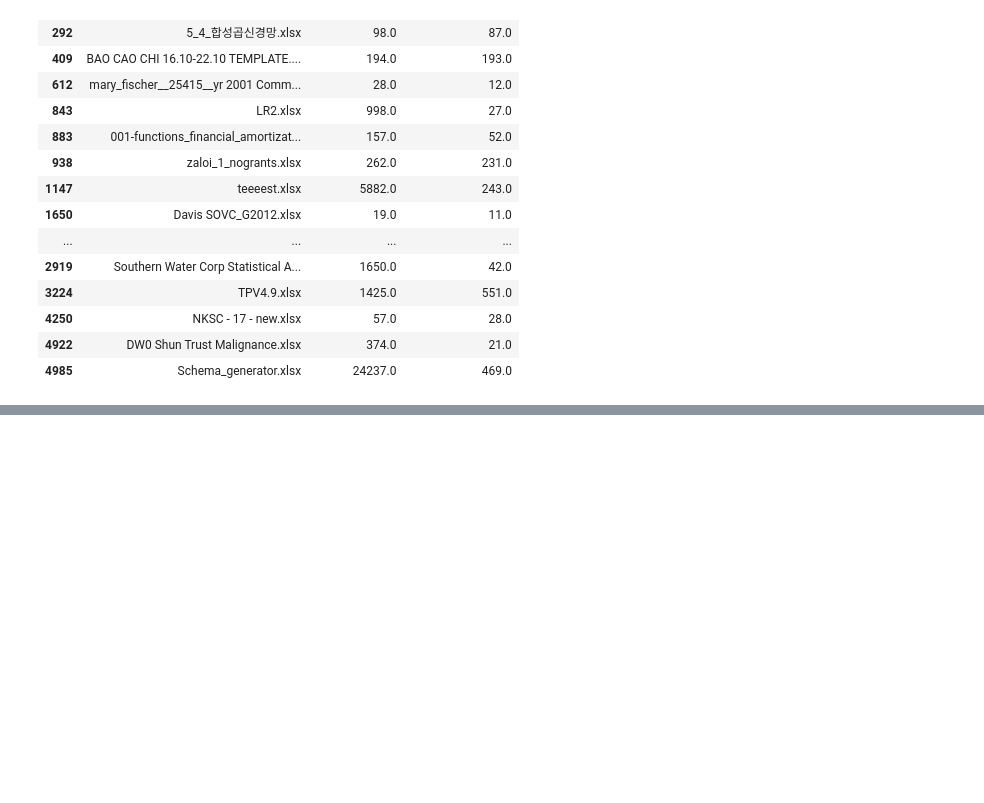
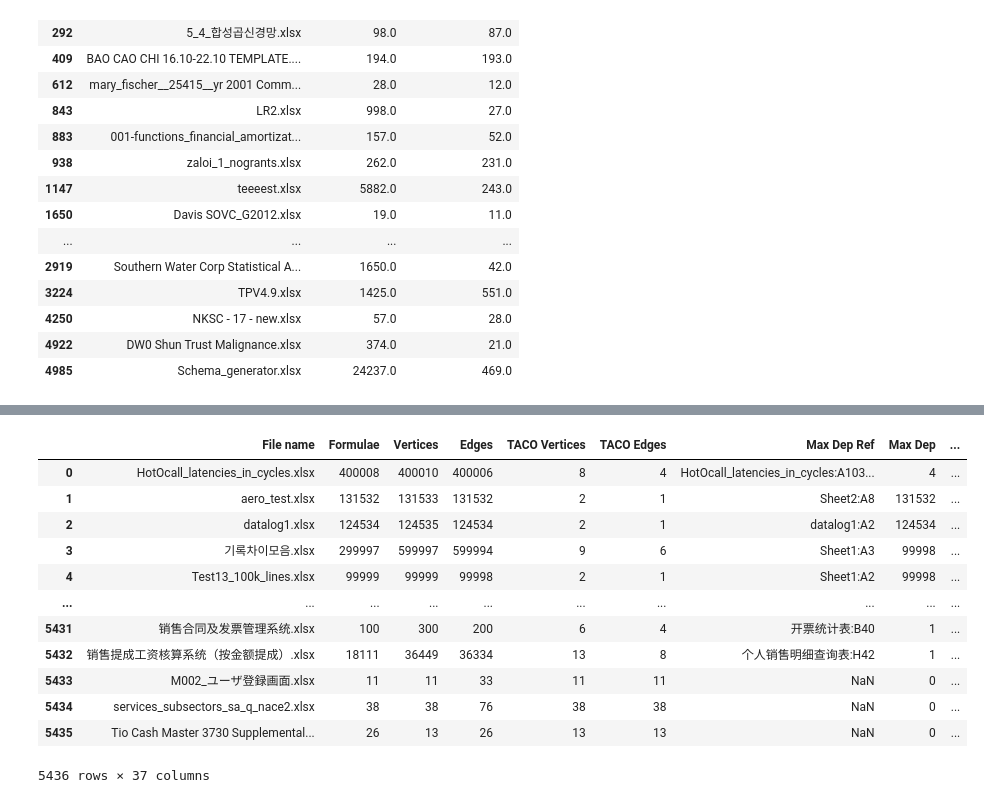
Before and after one commit to dataspread/SpreadsheetAnalyzer, a Jupyter notebook: dataframe_merge.ipynb, the cells around one changed output, grey strips where cells are left out. Saved outputs shown, nothing was run; the diff lists cells and outputs as text; code cells hidden in the pictures; blank space fills up the shorter version.

```diff
--- a/dataframe_merge.ipynb
+++ b/dataframe_merge.ipynb
@@ -2,11 +2,12 @@
 import pandas as pd
 import os
 notebook_home = os.path.abspath('')
+old = "_old"
 lookup_results = notebook_home + "/lookup_results"
-enron_output = lookup_results + "/enron/output"
-enron_input = lookup_results + "/enron/input"
-github_input = lookup_results + "/github/input"
-github_output = lookup_results + "/github/output"
+enron_output = lookup_results + f"/enron{old}/output"
+enron_input = lookup_results + f"/enron{old}/input"
+github_input = lookup_results + f"/github{old}/input"
+github_output = lookup_results + f"/github{old}/output"
 # %%
 def rename_columns(df, is_long=False):
     rename_map = {
@@ -248,0 +305,17 @@ df_github_merged[df_github_merged["long_taco_time"] > threshold][["fileName", "l
+# %%
+df_github_dep_ref = pd.read_excel(github_input + "/github_dep_ref.xlsx")
+df_github_dep_ref
+# %% [output]
+|  | File name | Formulae | Vertices | Edges | TACO Vertices | TACO Edges | Max Dep Ref | Max Dep | ... |
+| 0 | HotOcall_latencies_in_cycles.xlsx | 400008 | 400010 | 400006 | 8 | 4 | HotOcall_latencies_in_cycles:A103... | 4 | ... |
+| 1 | aero_test.xlsx | 131532 | 131533 | 131532 | 2 | 1 | Sheet2:A8 | 131532 | ... |
+| 2 | datalog1.xlsx | 124534 | 124535 | 124534 | 2 | 1 | datalog1:A2 | 124534 | ... |
+| 3 | 기록차이모음.xlsx | 299997 | 599997 | 599994 | 9 | 6 | Sheet1:A3 | 99998 | ... |
+| 4 | Test13_100k_lines.xlsx | 99999 | 99999 | 99998 | 2 | 1 | Sheet1:A2 | 99998 | ... |
+| ... | ... | ... | ... | ... | ... | ... | ... | ... | ... |
+| 5431 | 销售合同及发票管理系统.xlsx | 100 | 300 | 200 | 6 | 4 | 开票统计表:B40 | 1 | ... |
+| 5432 | 销售提成工资核算系统（按金额提成）.xlsx | 18111 | 36449 | 36334 | 13 | 8 | 个人销售明细查询表:H42 | 1 | ... |
+| 5433 | M002_ユーザ登録画面.xlsx | 11 | 11 | 33 | 11 | 11 | NaN | 0 | ... |
+| 5434 | services_subsectors_sa_q_nace2.xlsx | 38 | 38 | 76 | 38 | 38 | NaN | 0 | ... |
+| 5435 | Tio Cash Master 3730 Supplemental... | 26 | 13 | 26 | 13 | 13 | NaN | 0 | ... |
+5436 rows × 37 columns
```
Also changed, not shown: parts of 18 cells of this notebook.
